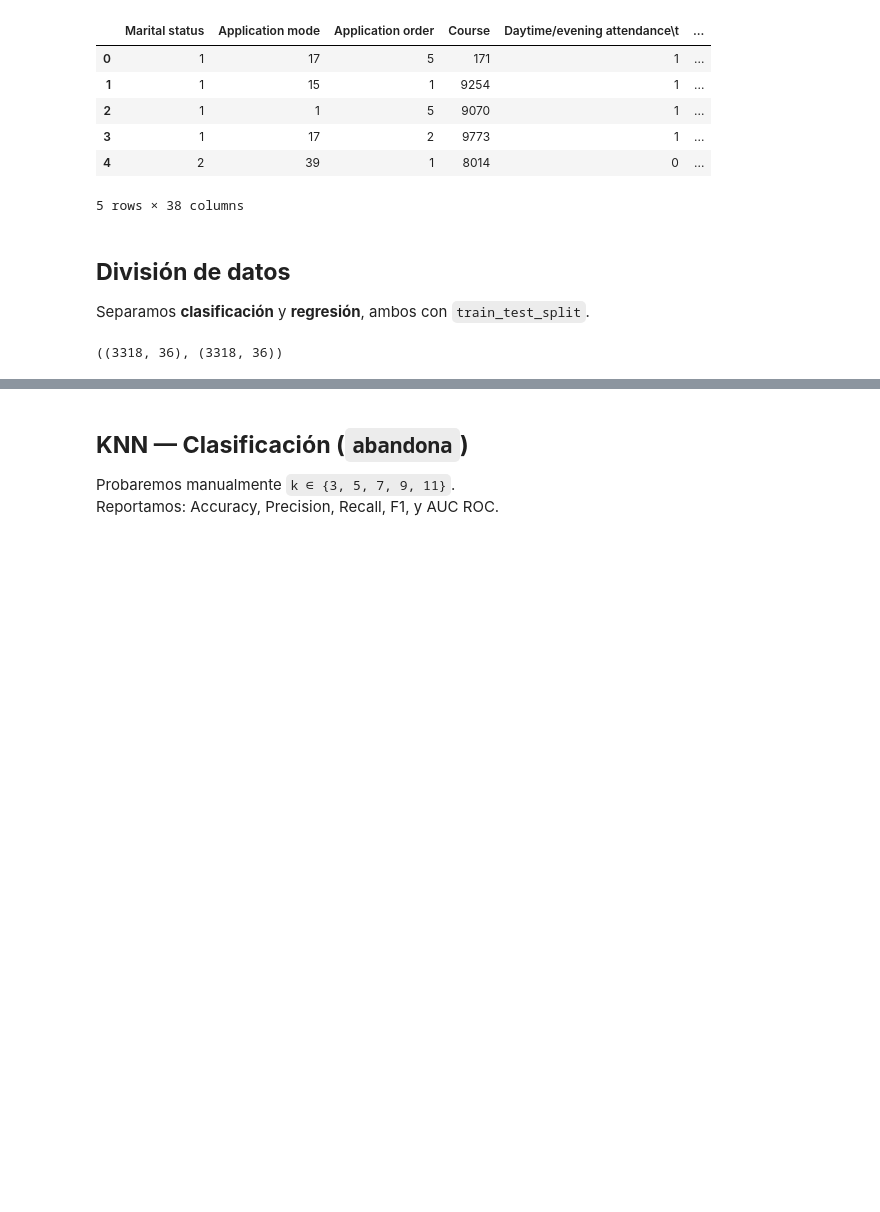
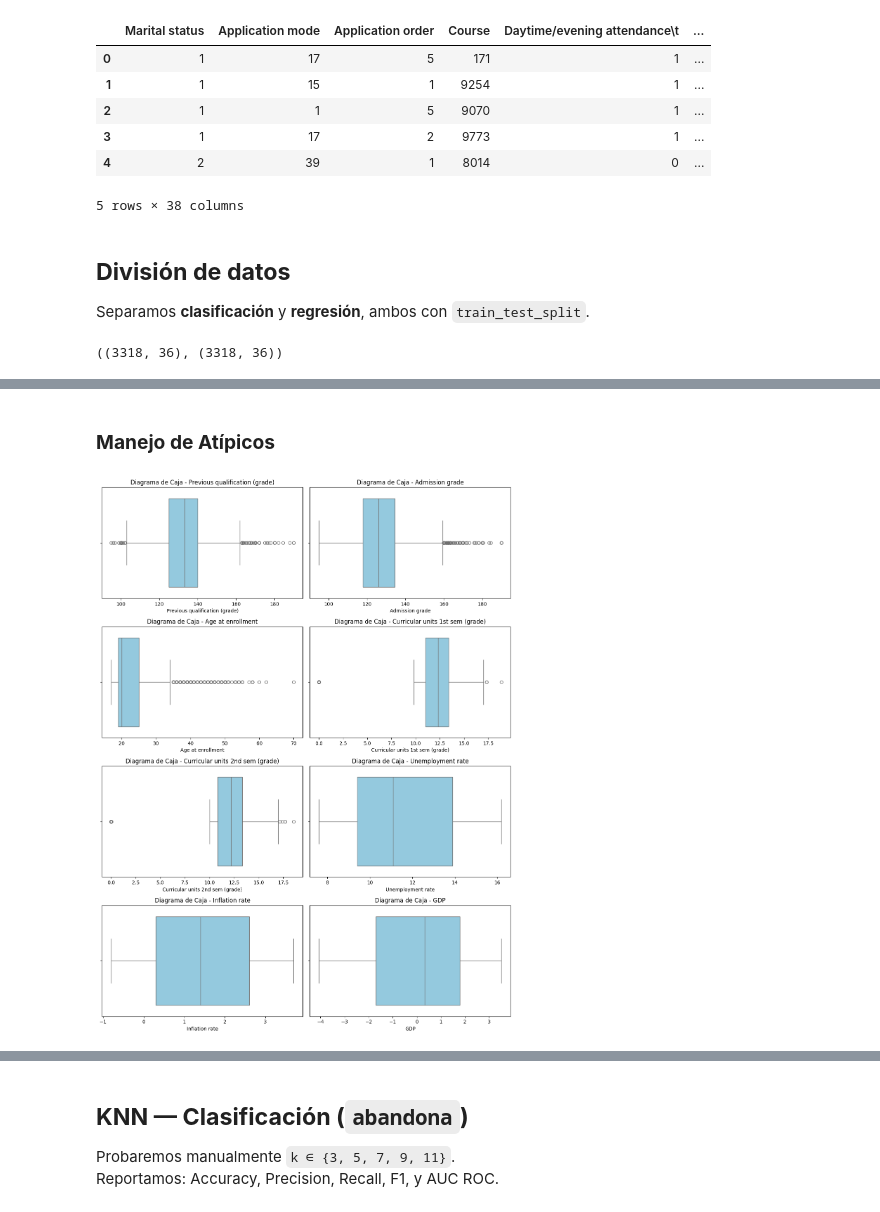
Before and after one commit to MariFraRi/MiniProyecto1, a Jupyter notebook: _sources/KNN_Proyecto_Integrador.ipynb, the cells around one changed output, grey strips where cells are left out. Saved outputs shown, nothing was run; the diff lists cells and outputs as text; code cells hidden in the pictures; blank space fills up the shorter version.

```diff
--- a/_sources/KNN_Proyecto_Integrador.ipynb
+++ b/_sources/KNN_Proyecto_Integrador.ipynb
@@ -230,0 +278,2 @@ Xc_train.shape, Xr_train.shape
+# %% [markdown]
+### **Manejo de Atípicos**
@@ -230,0 +355,31 @@ Xc_train.shape, Xr_train.shape
+# %%
+import pandas as pd
+import numpy as np
+from scipy.stats import shapiro
+import seaborn as sns
+def boxplots(df):
+
+    # Seleccionar solo variables numéricas
+    numericas = df.select_dtypes(include=[np.number])
+
+    n_cols = 2
+    n_rows = int(np.ceil(len(numericas.columns) / n_cols))
+
+    fig, axes = plt.subplots(n_rows, n_cols, figsize=(12, 4 * n_rows))
+    axes = axes.flatten()  # Asegurar formato 1D para iterar
+
+    for i, col in enumerate(numericas.columns):
+        sns.boxplot(x=numericas[col], ax=axes[i], color="skyblue")
+        axes[i].set_title(f"Diagrama de Caja - {col}", fontsize=12)
+        axes[i].set_xlabel(col)
+
+    # Eliminar ejes sobrantes si hay menos gráficos que subplots
+    for j in range(i + 1, len(axes)):
+        fig.delaxes(axes[j])
+
+    plt.tight_layout()
+    plt.show()
+# %%
+boxplots(Xr_train_num)
+# %% [output]
+[figure, added]
```
Also changed, not shown: parts of 23 cells of this notebook, 19 other files.
